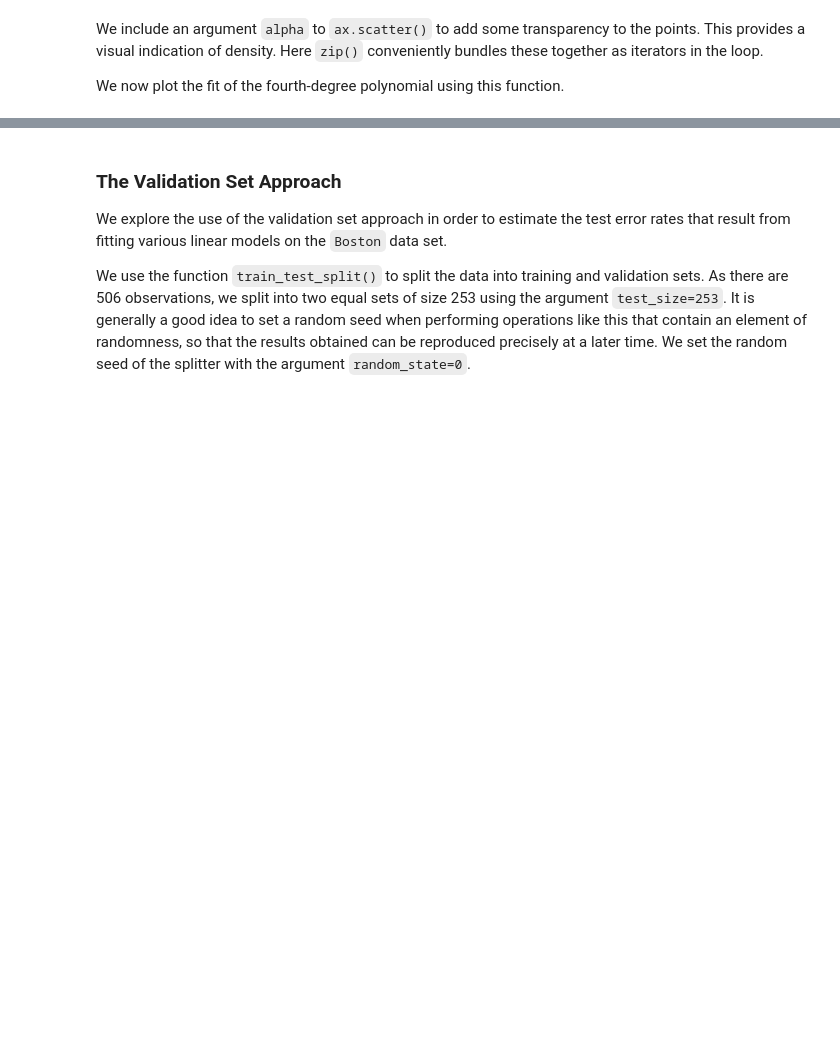
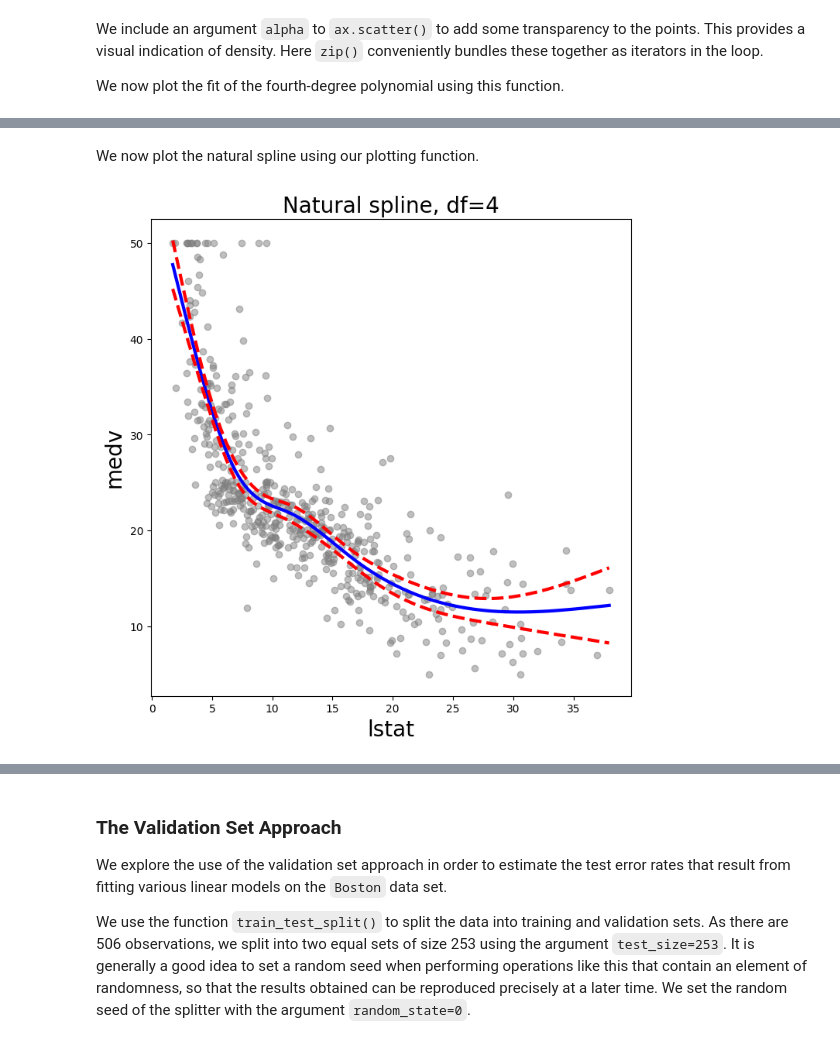
Before and after one commit to oreomcflurryyy/data-analysis, a Jupyter notebook: boston_housing_notebook.ipynb, the cells around one changed output, grey strips where cells are left out. Drawn from its saved outputs; the diff is of its cells as text; code cells hidden in the pictures; blank space fills up the shorter version.

```diff
--- a/boston_housing_notebook.ipynb
+++ b/boston_housing_notebook.ipynb
@@ -280,0 +370,4 @@ plot_medv_fit(lstat_df=lstat_df,
+# %%
+ns_lstat = MS([ns('lstat', df=4)]).fit(Boston)
+M_ns = sm.OLS(y, ns_lstat.transform(Boston)).fit()
+summarize(M_ns)
@@ -280,0 +381,8 @@ plot_medv_fit(lstat_df=lstat_df,
+# %% [markdown]
+We now plot the natural spline using our plotting function.
+# %%
+plot_medv_fit(lstat_df,
+              ns_lstat,
+              'Natural spline, df=4');
+# %% [output]
+[figure, added]
```
Also changed, not shown: parts of 18 cells of this notebook.
